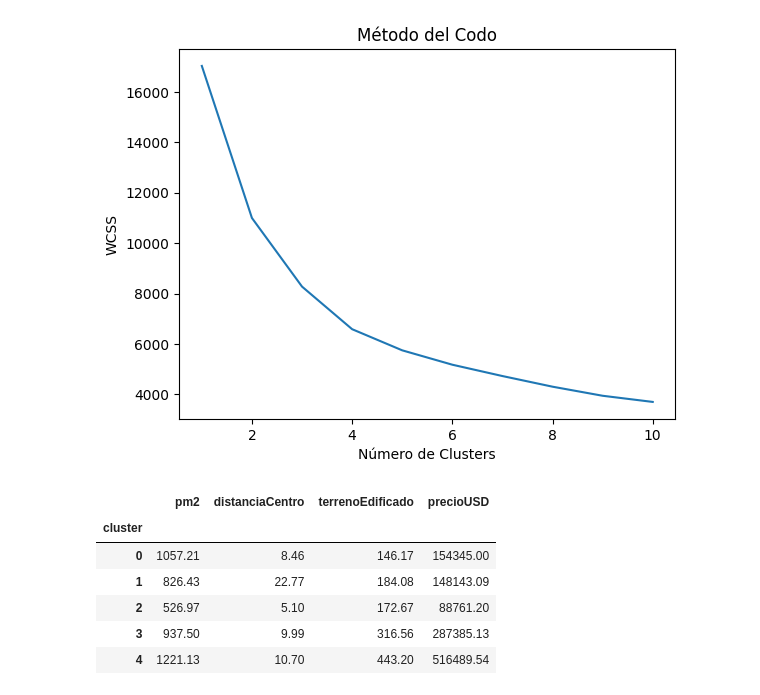
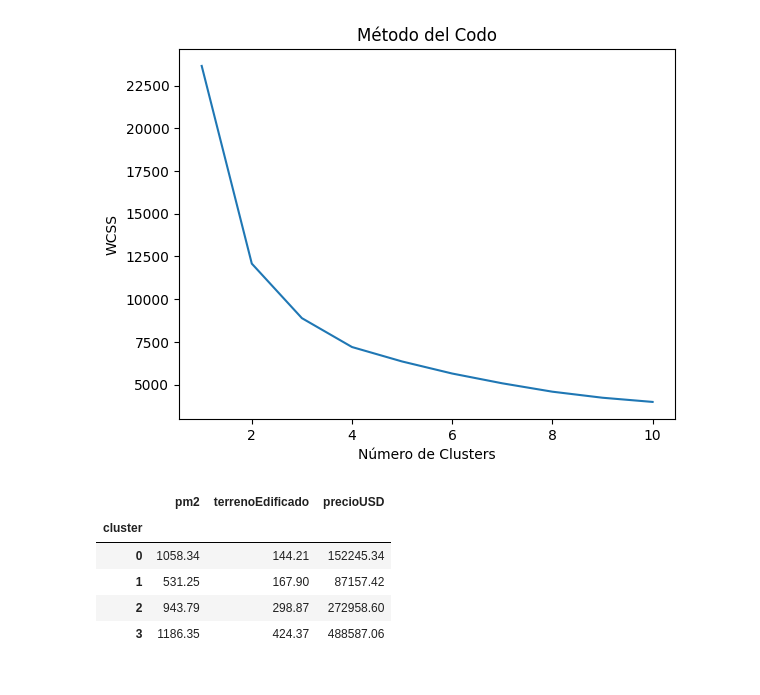
Before and after one commit to josecabralf/HousingAnalysis, a Jupyter notebook: src/initial_tests.ipynb, the cells around one changed output. Cells and saved outputs as stored; diff of their text form; code cells hidden in the pictures.

```diff
--- a/src/initial_tests.ipynb
+++ b/src/initial_tests.ipynb
@@ -1,9 +1,20 @@
+# %%
+import pandas as pd
+import os
+from config import *
+
+df = pd.DataFrame()
+for ar in os.listdir(path_unify):
+    if ar.endswith(".xlsx"):
+        df_i = pd.read_excel(path_unify + ar)
+        df_i['file'] = ar.split('_')[0]
+        df = pd.concat([df, df_i], ignore_index=True)
+df.sort_values(by=['file'], inplace=True, ignore_index=True, ascending=False)
+df.drop_duplicates(subset=['URL'], inplace=True, ignore_index=True, keep='first')
+
+filt = df['file'].str.contains("2023-09")
+df = df[~filt]
 # %%
-import pandas as pd
-from config import *
-
-df = pd.read_excel(f"{path_unify}2023-11-01_df.xlsx")
-
 data = df.loc[df["tipoPropiedad"]=="CASA"]
 data = data.loc[data["coordX"].notna()]
 
@@ -16,6 +27,10 @@ data.loc[:, "pm2"] = data["precioUSD"]/data["terrenoEdificado"]
 # Eliminar cuantiles extremos
 data = data.loc[(data["pm2"] < data["pm2"].quantile(0.99)) & (data["pm2"] > data["pm2"].quantile(0.01))]
 data.loc[:, "pm2Normalized"] = (data["pm2"] - data["pm2"].mean())/data["pm2"].std()
+
+data = data.loc[(data["terrenoTotal"] < data["terrenoTotal"].quantile(0.99)) & (data["terrenoTotal"] > data["terrenoTotal"].quantile(0.01))]
+data["terrenoTotalNormalized"] = (
+  data["terrenoTotal"] - data["terrenoTotal"].mean())/data["terrenoTotal"].std()
 # %%
 from math import radians, sin, cos, sqrt, atan2
 
@@ -40,49 +55,44 @@ def calcular_distancia(coord1, coord2):
 
     return distancia
 
-# Ejemplo de uso
 centroCBA = (-31.4201, -64.1888)
 
-# Suponiendo que d2 es tu DataFrame y tiene columnas "coordY" y "coordX"
+data = data.loc[(data["coordX"] < data["coordX"].quantile(0.99)) & (data["coordX"] > data["coordX"].quantile(0.01))]
+data = data.loc[(data["coordY"] < data["coordY"].quantile(0.99)) & (data["coordY"] > data["coordY"].quantile(0.01))]
 data["distanciaCentro"] = data.apply(lambda x: calcular_distancia(centroCBA, (x["coordX"], x["coordY"])), axis=1)
-# Eliminar cuantiles extremos
-data = data.loc[(data["distanciaCentro"] < data["distanciaCentro"].quantile(0.99)) & (data["distanciaCentro"] > data["distanciaCentro"].quantile(0.01))]
+
 data.loc[:, "distanciaCentroNormalized"] = (data["distanciaCentro"] - data["distanciaCentro"].mean())/data["distanciaCentro"].std()
 # %%
 import matplotlib.pyplot as plt
 from sklearn.cluster import KMeans
 from sklearn.preprocessing import StandardScaler
 
-# Supongamos que tu DataFrame se llama 'data'
-# Cargar el conjunto de datos si no lo has hecho aún
-# data = pd.read_csv("nombre_del_archivo.csv")
-
 # Seleccionar las columnas relevantes para el clustering
-features = ['pm2Normalized', 'distanciaCentroNormalized', 'terrenoEdificadoNormalized', 'precioUSDNormalized']
+features = ['pm2Normalized', 'terrenoEdificadoNormalized', 'precioUSDNormalized', 'terrenoTotalNormalized']
 data_for_clustering = data[features]
 
 # Escalar los datos para que todas las características tengan la misma escala
 scaler = StandardScaler()
 scaled_data = scaler.fit_transform(data_for_clustering)
 
 # Determinar el número óptimo de clusters utilizando el método del codo
 wcss = []
 for i in range(1, 11):
     kmeans = KMeans(n_clusters=i, init='k-means++', max_iter=300, n_init=10, random_state=0)
     kmeans.fit(scaled_data)
     wcss.append(kmeans.inertia_)
 
 # Visualizar el método del codo para encontrar el número óptimo de clusters
 plt.plot(range(1, 11), wcss)
 plt.title('Método del Codo')
 plt.xlabel('Número de Clusters')
 plt.ylabel('WCSS')  # Within-Cluster Sum of Squares
 plt.show()
 # %% [output]
-[figure, old version]
+[figure, new version]
 # %%
 # Elegir el número óptimo de clusters (en este caso, por ejemplo, 3 clusters)
-n_clusters = 5
+n_clusters = 4
 # Aplicar el algoritmo de K-Means
 kmeans = KMeans(n_clusters=n_clusters, init='k-means++', max_iter=300, n_init=10, random_state=0)
 clusters = kmeans.fit_predict(scaled_data)
@@ -90,7 +100,7 @@ clusters = kmeans.fit_predict(scaled_data)
 # Agregar la información de los clusters al DataFrame original
 data['cluster'] = clusters
 
-info_clusters = data.loc[:, ["cluster", "pm2", "distanciaCentro", "terrenoEdificado", "precioUSD"]
+info_clusters = data.loc[:, ["cluster", "pm2", "terrenoEdificado", "precioUSD"]
                          ].groupby('cluster').mean()
 
 # Redondear los valores a 2 decimales
@@ -99,11 +109,10 @@ info_clusters = info_clusters.round(2)
 # Imprimir las medias de cada característica para cada cluster
 info_clusters
 # %% [output]
-|  | pm2 | distanciaCentro | terrenoEdificado | precioUSD |
-| cluster |  |  |  |  |
-| 0 | 1057.21 | 8.46 | 146.17 | 154345.00 |
-| 1 | 826.43 | 22.77 | 184.08 | 148143.09 |
-| 2 | 526.97 | 5.10 | 172.67 | 88761.20 |
-| 3 | 937.50 | 9.99 | 316.56 | 287385.13 |
-| 4 | 1221.13 | 10.70 | 443.20 | 516489.54 |
+|  | pm2 | terrenoEdificado | precioUSD |
+| cluster |  |  |  |
+| 0 | 1058.34 | 144.21 | 152245.34 |
+| 1 | 531.25 | 167.90 | 87157.42 |
+| 2 | 943.79 | 298.87 | 272958.60 |
+| 3 | 1186.35 | 424.37 | 488587.06 |
 # %%
```
Also changed, not shown: parts of 7 cells of this notebook, 11 other files.
